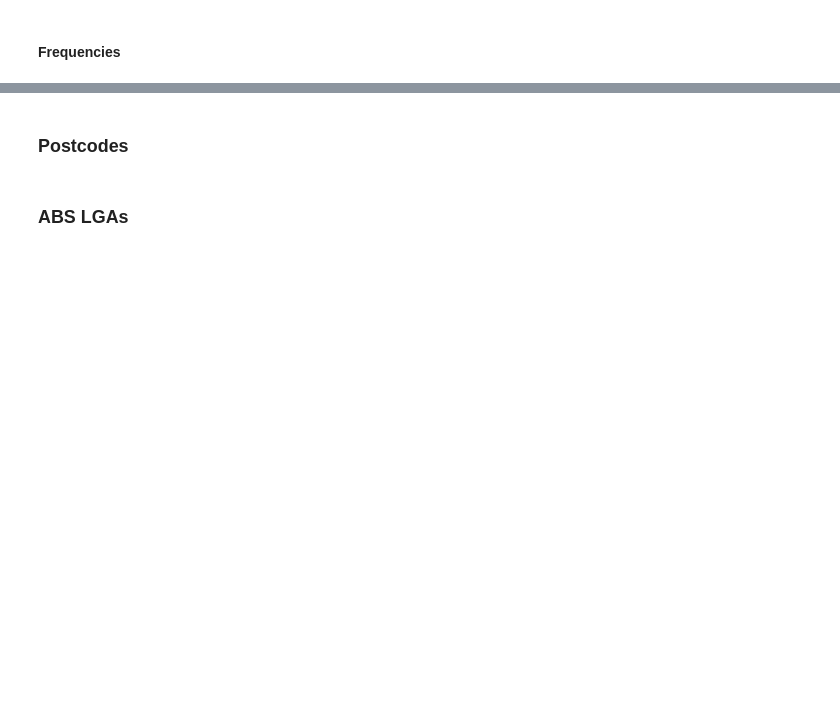
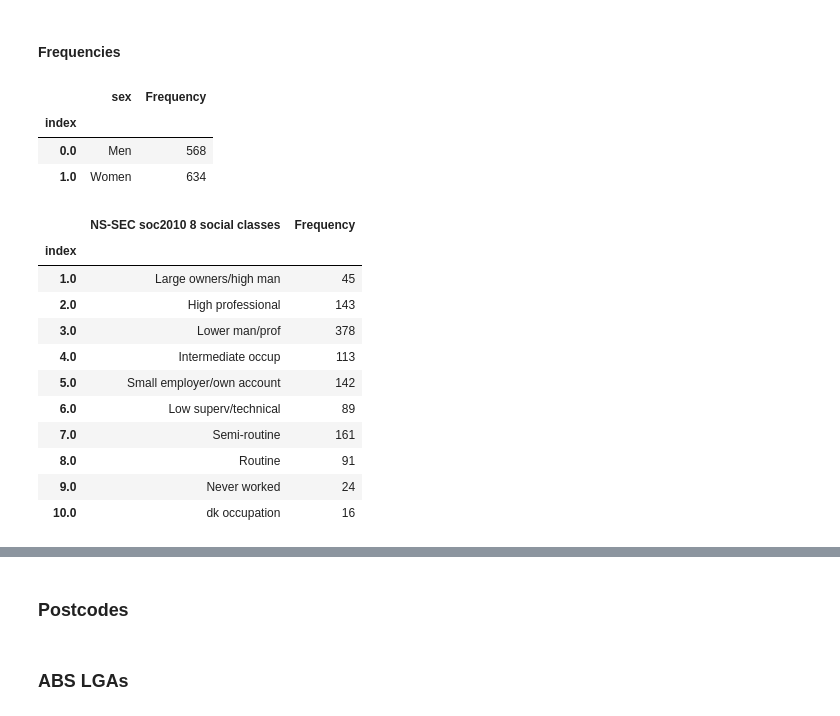
Before and after one commit to liammagee/data-analytics, a Jupyter notebook: ACF.ipynb, the cells around one changed output, grey strips where cells are left out. Cells and saved outputs as stored; diff of their text form; code cells hidden in the pictures; blank space fills up the shorter version.

```diff
--- a/ACF.ipynb
+++ b/ACF.ipynb
@@ -127,7 +133,25 @@ acf.score_literature_consumption.hist();
 # %% [markdown]
 #### Frequencies
 # %%
-common.freq_table('sex')
+ds.freq_table('sex')
+# %% [output]
+|  | sex | Frequency |
+| index |  |  |
+| 0.0 | Men | 568 |
+| 1.0 | Women | 634 |
 # %%
-common.freq_table('soc8cla')
+ds.freq_table('soc8cla')
+# %% [output]
+|  | NS-SEC soc2010 8 social classes | Frequency |
+| index |  |  |
+| 1.0 | Large owners/high man | 45 |
+| 2.0 | High professional | 143 |
+| 3.0 | Lower man/prof | 378 |
+| 4.0 | Intermediate occup | 113 |
+| 5.0 | Small employer/own account | 142 |
+| 6.0 | Low superv/technical | 89 |
+| 7.0 | Semi-routine | 161 |
+| 8.0 | Routine | 91 |
+| 9.0 | Never worked | 24 |
+| 10.0 | dk occupation | 16 |
 # %%
```
Also changed, not shown: parts of 46 cells of this notebook, 3 other files.
